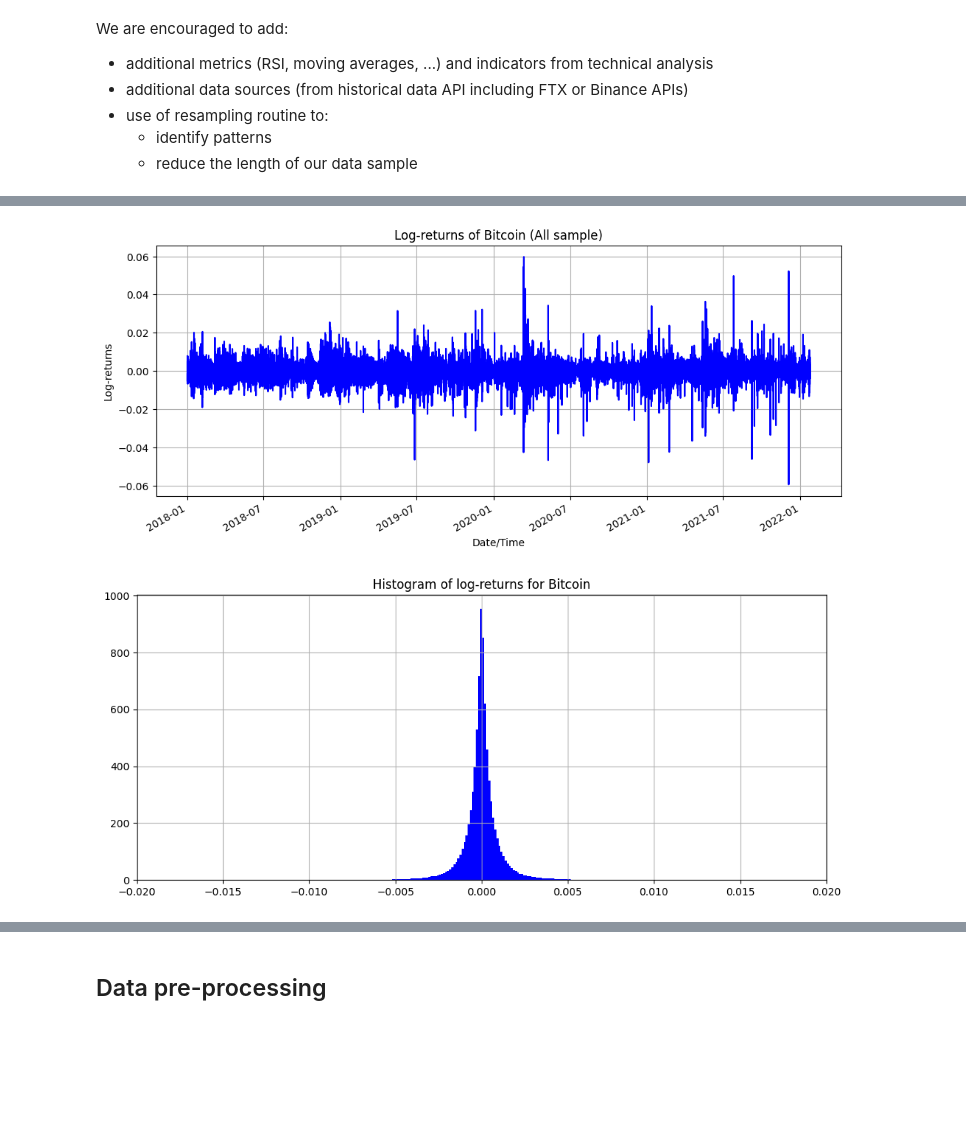
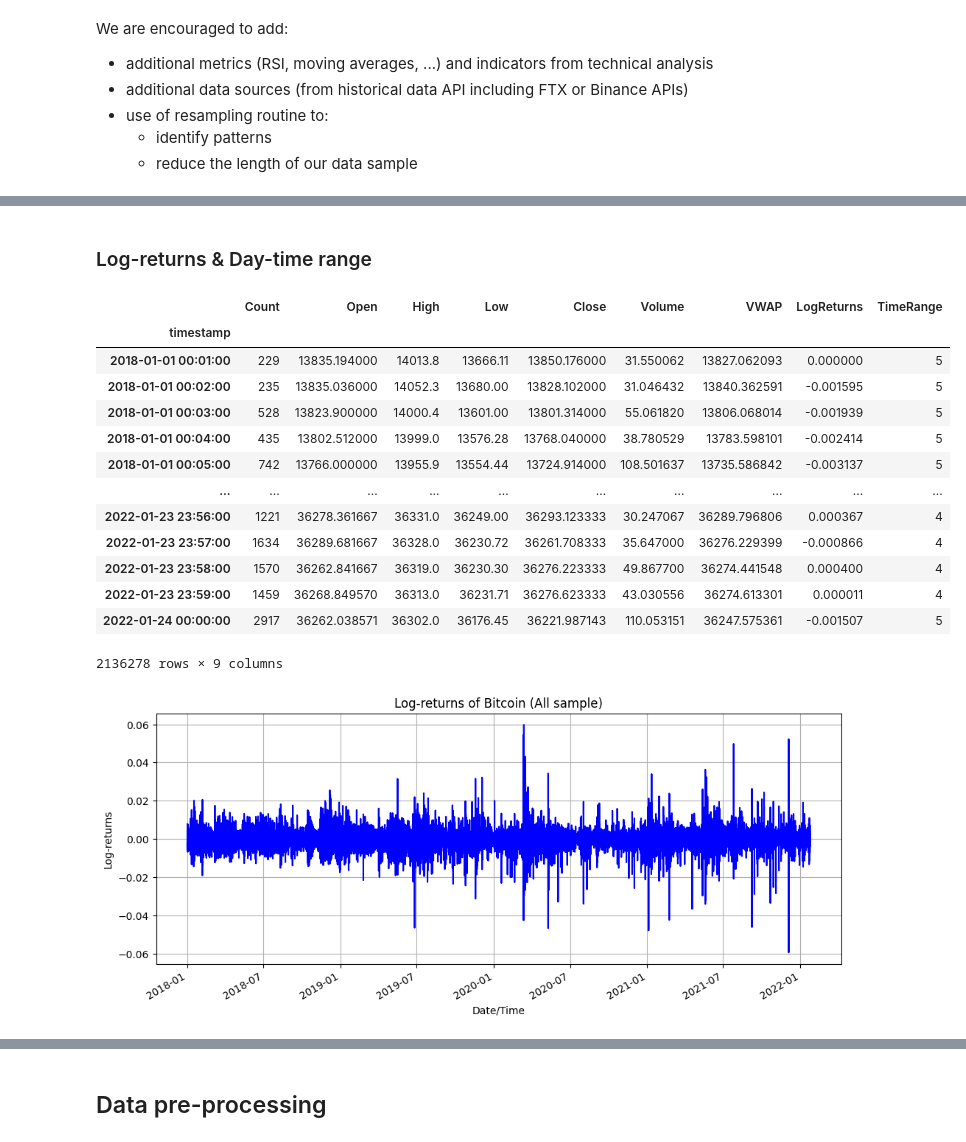
Before and after one commit to lcsrodriguez/cryptotrading, a Jupyter notebook: notebooks/bitcoin_trading.ipynb, the cells around one changed output, grey strips where cells are left out. Cells and saved outputs as stored; diff of their text form; code cells hidden in the pictures; blank space fills up the shorter version.

```diff
--- a/notebooks/bitcoin_trading.ipynb
+++ b/notebooks/bitcoin_trading.ipynb
@@ -68,16 +47,2 @@ df["LogReturns"] = np.log(df["Close"]).diff()
-# %%
-# Plotting log-returns
-_ = df["LogReturns"].plot()
-_ = plt.title("Log-returns of Bitcoin (All sample)")
-_ = plt.xlabel("Date/Time")
-_ = plt.ylabel("Log-returns")
-_ = plt.grid()
-# %% [output]
-[figure, removed]
-# %%
-# Plotting log-returns
-_ = df["LogReturns"].hist(bins=1000, density=True)
-_ = plt.xlim([-0.02, 0.02])
-_ = plt.title("Histogram of log-returns for Bitcoin")
-# %% [output]
-[figure, removed]
+# %% [markdown]
+### Log-returns & Day-time range
@@ -83,0 +60,26 @@ _ = plt.title("Histogram of log-returns for Bitcoin")
+# %%
+df
+# %% [output]
+|  | Count | Open | High | Low | Close | Volume | VWAP | LogReturns | TimeRange |
+| timestamp |  |  |  |  |  |  |  |  |  |
+| 2018-01-01 00:01:00 | 229 | 13835.194000 | 14013.8 | 13666.11 | 13850.176000 | 31.550062 | 13827.062093 | 0.000000 | 5 |
+| 2018-01-01 00:02:00 | 235 | 13835.036000 | 14052.3 | 13680.00 | 13828.102000 | 31.046432 | 13840.362591 | -0.001595 | 5 |
+| 2018-01-01 00:03:00 | 528 | 13823.900000 | 14000.4 | 13601.00 | 13801.314000 | 55.061820 | 13806.068014 | -0.001939 | 5 |
+| 2018-01-01 00:04:00 | 435 | 13802.512000 | 13999.0 | 13576.28 | 13768.040000 | 38.780529 | 13783.598101 | -0.002414 | 5 |
+| 2018-01-01 00:05:00 | 742 | 13766.000000 | 13955.9 | 13554.44 | 13724.914000 | 108.501637 | 13735.586842 | -0.003137 | 5 |
+| ... | ... | ... | ... | ... | ... | ... | ... | ... | ... |
+| 2022-01-23 23:56:00 | 1221 | 36278.361667 | 36331.0 | 36249.00 | 36293.123333 | 30.247067 | 36289.796806 | 0.000367 | 4 |
+| 2022-01-23 23:57:00 | 1634 | 36289.681667 | 36328.0 | 36230.72 | 36261.708333 | 35.647000 | 36276.229399 | -0.000866 | 4 |
+| 2022-01-23 23:58:00 | 1570 | 36262.841667 | 36319.0 | 36230.30 | 36276.223333 | 49.867700 | 36274.441548 | 0.000400 | 4 |
+| 2022-01-23 23:59:00 | 1459 | 36268.849570 | 36313.0 | 36231.71 | 36276.623333 | 43.030556 | 36274.613301 | 0.000011 | 4 |
+| 2022-01-24 00:00:00 | 2917 | 36262.038571 | 36302.0 | 36176.45 | 36221.987143 | 110.053151 | 36247.575361 | -0.001507 | 5 |
+2136278 rows × 9 columns
+# %%
+# Plotting log-returns
+_ = df["LogReturns"].plot()
+_ = plt.title("Log-returns of Bitcoin (All sample)")
+_ = plt.xlabel("Date/Time")
+_ = plt.ylabel("Log-returns")
+_ = plt.grid()
+# %% [output]
+[figure, added]
```
Also changed, not shown: parts of 19 cells of this notebook.
